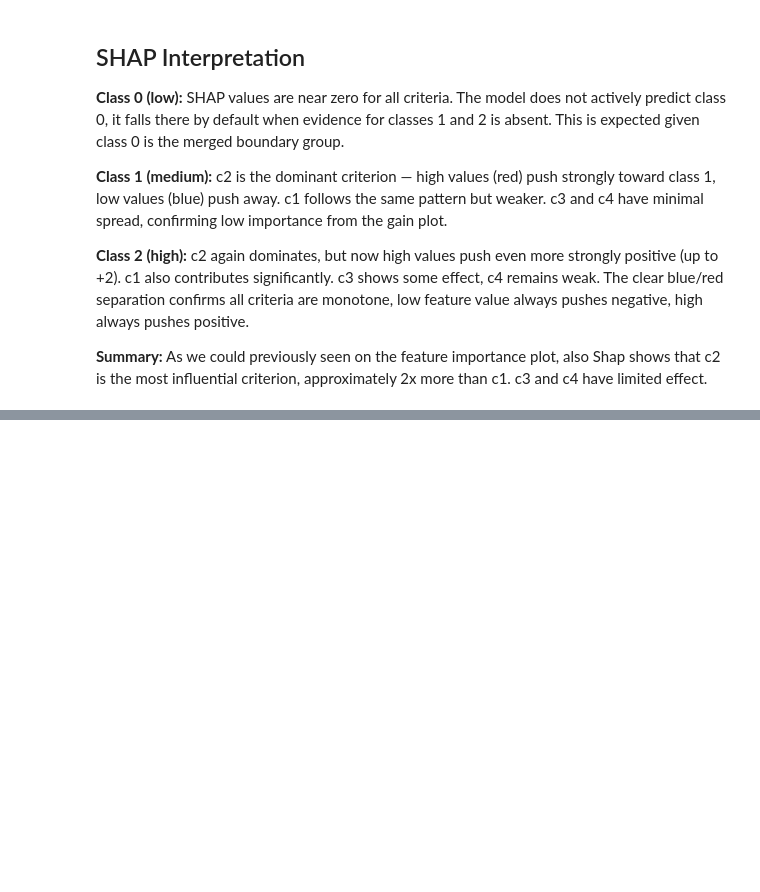
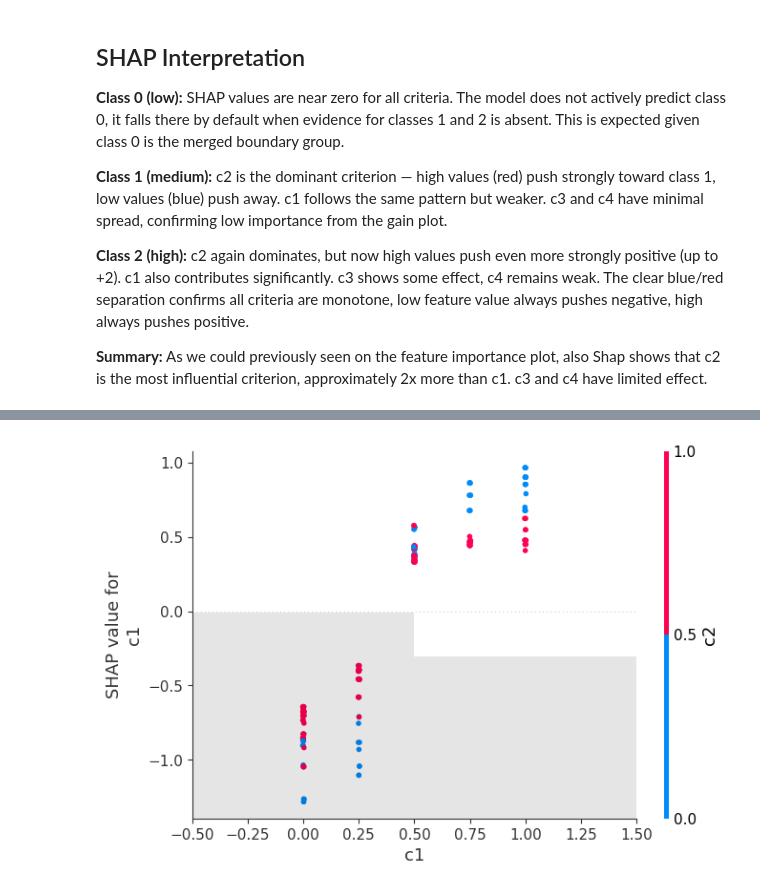
Before and after one commit to jesiekjakub/-DA6-Decision-Analysis, a Jupyter notebook: Project-2-Preference-learning/xgboost.ipynb, the cells around one changed output, grey strips where cells are left out. Saved outputs shown, nothing was run; the diff lists cells and outputs as text; code cells hidden in the pictures; blank space fills up the shorter version.

```diff
--- a/Project-2-Preference-learning/xgboost.ipynb
+++ b/Project-2-Preference-learning/xgboost.ipynb
@@ -269,0 +531,5 @@ in class 1. Confirms lowest importance from gain plot.
+# %%
+
+shap.plots.scatter(shap_values[:, "c1", 1], color=shap_values[:, "c2", 1])
+# %% [output]
+[figure, added]
```
Also changed, not shown: parts of 37 cells of this notebook.
